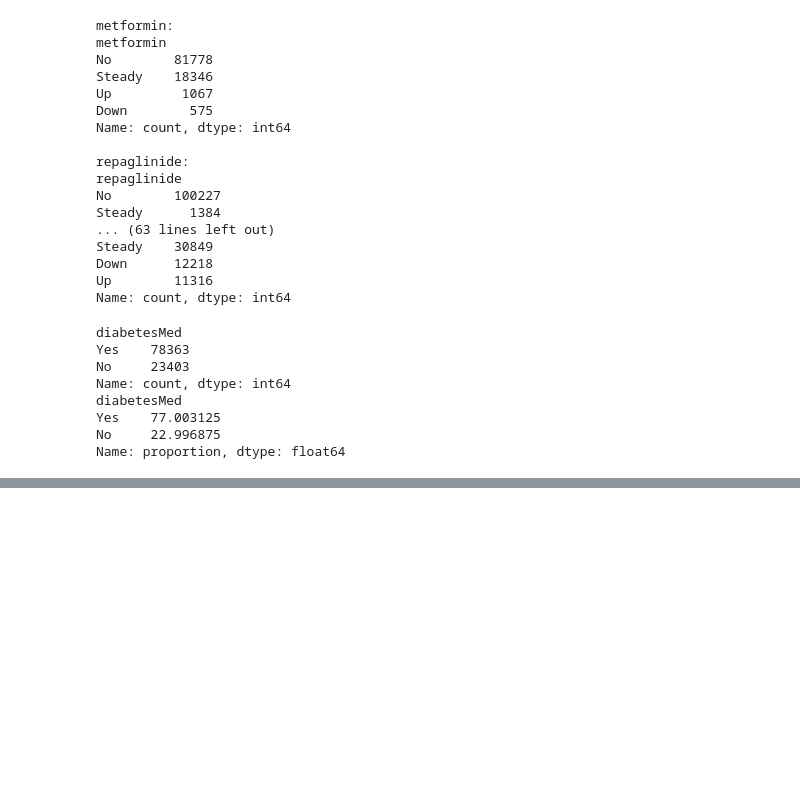
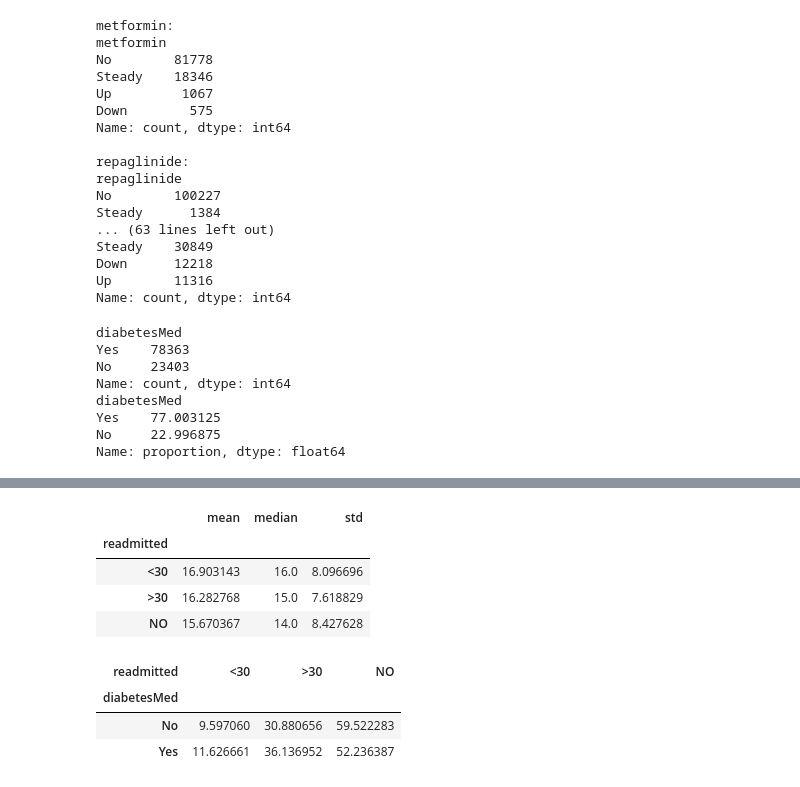
Before and after one commit to EduardoYaguar/act1_2p_si_eda_2_25_yaguar, a Jupyter notebook: act1_2p_si_eda_2_25_yaguar.ipynb, the cells around one changed output, grey strips where cells are left out. Cells and saved outputs as stored; diff of their text form; code cells hidden in the pictures; blank space fills up the shorter version.

```diff
--- a/act1_2p_si_eda_2_25_yaguar.ipynb
+++ b/act1_2p_si_eda_2_25_yaguar.ipynb
@@ -373,0 +403,19 @@ Name: proportion, dtype: float64
+# %%
+#Compare readmission with the number of medication
+meds_by_readmit = df_clean.groupby('readmitted')['num_medications'].agg(['mean', 'median', 'std'])
+meds_by_readmit
+# %% [output]
+|  | mean | median | std |
+| readmitted |  |  |  |
+| <30 | 16.903143 | 16.0 | 8.096696 |
+| >30 | 16.282768 | 15.0 | 7.618829 |
+| NO | 15.670367 | 14.0 | 8.427628 |
+# %%
+#Compare readmission with deabetes medication
+diabmed_readmit = pd.crosstab(df_clean['diabetesMed'], df_clean['readmitted'], normalize='index') * 100
+diabmed_readmit
+# %% [output]
+| readmitted | <30 | >30 | NO |
+| diabetesMed |  |  |  |
+| No | 9.597060 | 30.880656 | 59.522283 |
+| Yes | 11.626661 | 36.136952 | 52.236387 |
```
Also changed, not shown: parts of 5 cells of this notebook.
